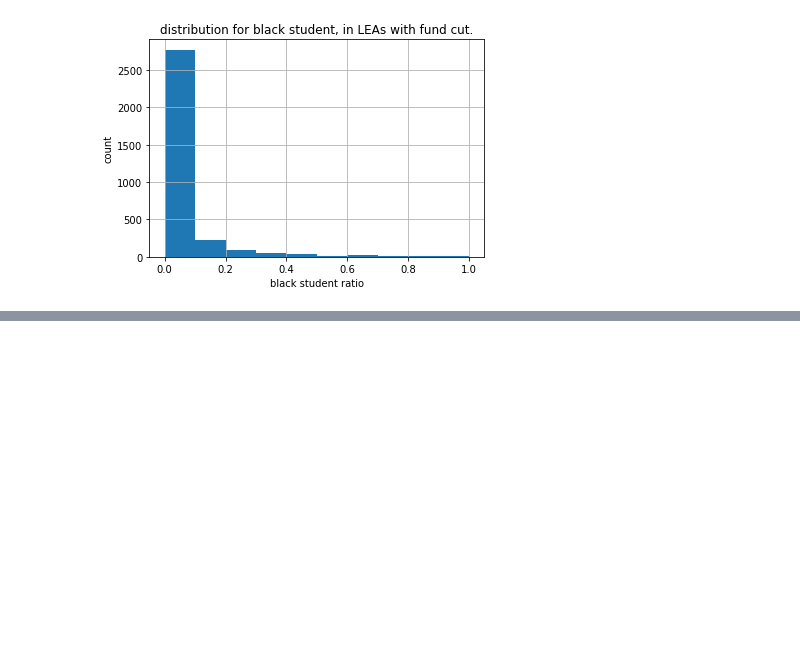
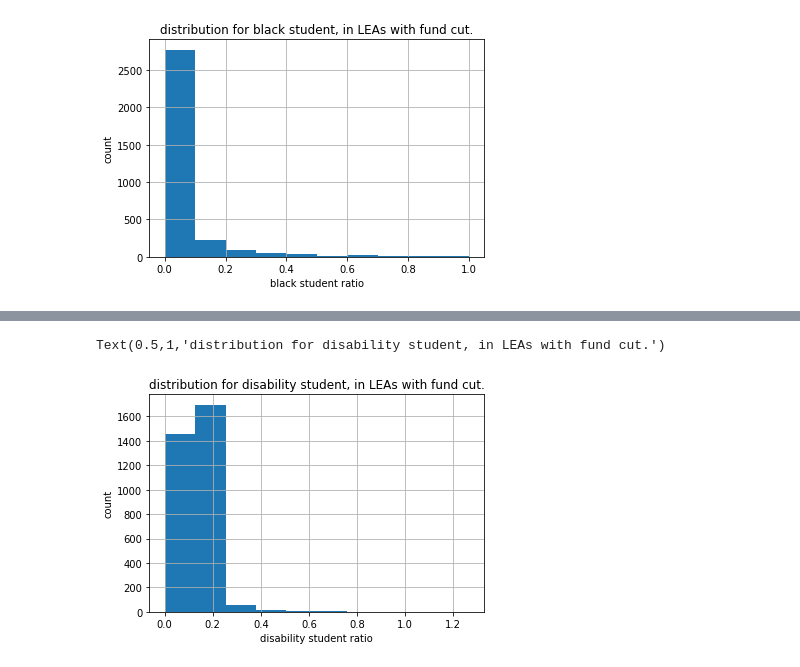
Before and after one commit to michaelyangbling/info-vis-hw4, a Jupyter notebook: solution.ipynb, the cells around one changed output, grey strips where cells are left out. Cells and saved outputs as stored; diff of their text form; code cells hidden in the pictures; blank space fills up the shorter version.

```diff
--- a/solution.ipynb
+++ b/solution.ipynb
@@ -359,0 +365,3 @@ Text(0.5,1,'distribution for black student, in LEAs without fund cut.')
+# %%
+disab=pd.read_csv("/Users/yzh/Downloads/ccd_lea_002089_1516_w_1a_011717.csv")
+disab.head()
@@ -359,0 +375,30 @@ Text(0.5,1,'distribution for black student, in LEAs without fund cut.')
+# %%
+disab['LEAID']=disab['LEAID'].astype('object')
+
+not_cut=pd.DataFrame()
+not_cut['LEAID']=list( set(fiscal.LEAID)-set(output.LEAID))
+not_cut['LEAID']=not_cut['LEAID'].astype('object')
+not_cut=pd.merge(not_cut, racial[['MEMBER','LEAID']],
+                how='left', on='LEAID')
+not_cut=pd.merge(not_cut, disab[['LEAID','SPECED']],
+                how='left', on='LEAID')
+
+cut=pd.DataFrame()
+cut['LEAID']=list(set(output.LEAID))
+cut['LEAID']=cut['LEAID'].astype('object')
+cut=pd.merge(cut, racial[['MEMBER','LEAID']],
+                how='left', on='LEAID')
+cut=pd.merge(cut, disab[['LEAID','SPECED']],
+                how='left', on='LEAID')
+# %%
+cut['disab_ratio']=(cut.SPECED)/(cut.MEMBER)
+not_cut['disab_ratio']=(not_cut.SPECED)/(not_cut.MEMBER)
+cut=cut[cut['disab_ratio']>=0]
+
+ax=cut['disab_ratio'].hist()
+ax.set_xlabel('disability student ratio')
+ax.set_ylabel('count')
+ax.set_title("distribution for disability student, in LEAs with fund cut.")
+# %% [output]
+Text(0.5,1,'distribution for disability student, in LEAs with fund cut.')
+[figure, added]
```
Also changed, not shown: parts of 7 cells of this notebook, 8 other files.
